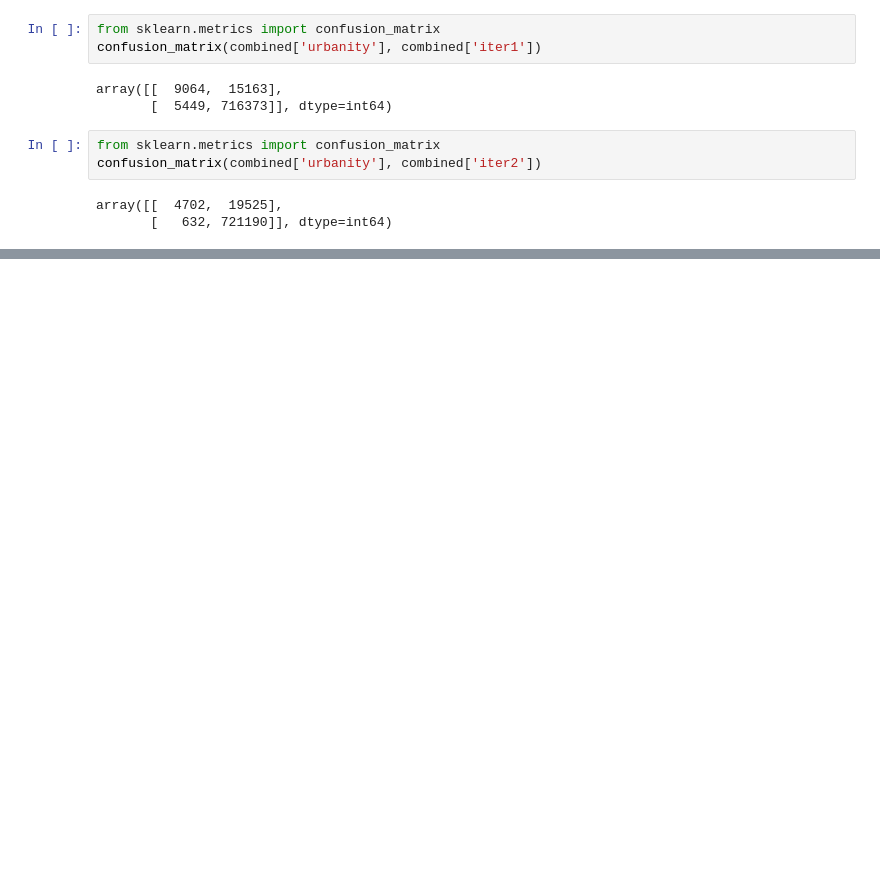
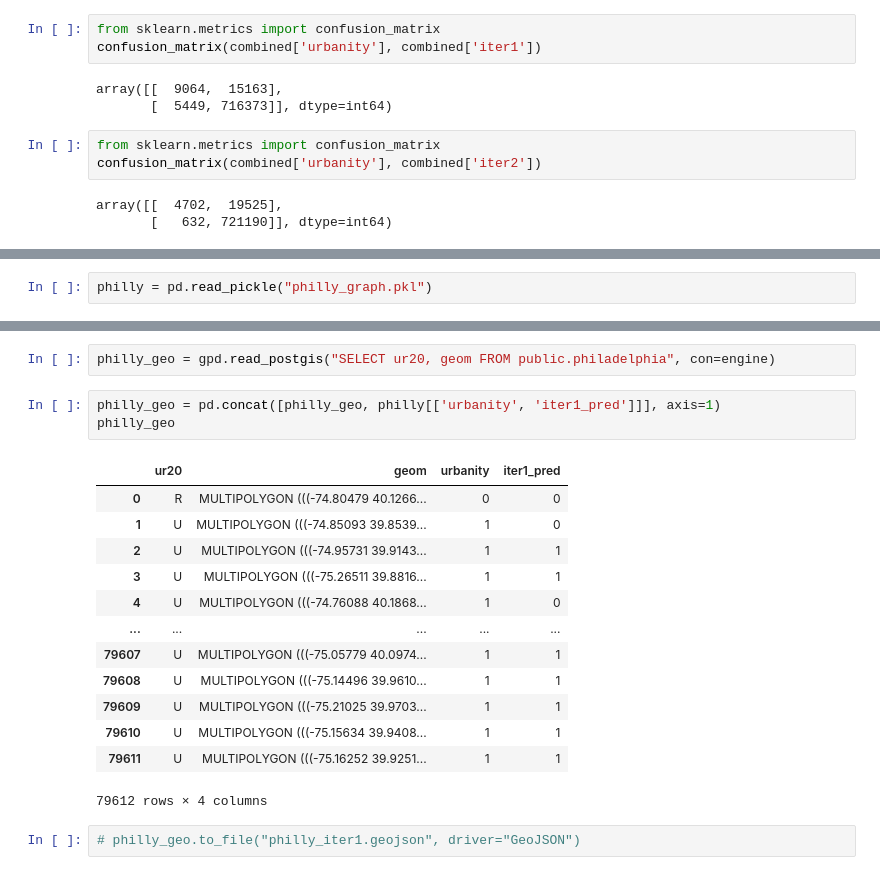
Before and after one commit to daegeun-kim/street_block_DL, a Jupyter notebook: analysis.ipynb, the cells around one changed output, grey strips where cells are left out. Drawn from its saved outputs; the diff is of its cells as text; blank space fills up the shorter version.

```diff
--- a/analysis.ipynb
+++ b/analysis.ipynb
@@ -648,0 +626,2 @@ Name: count, dtype: int64
+# %%
+philly = pd.read_pickle("philly_graph.pkl")
@@ -648,0 +713,21 @@ Name: count, dtype: int64
+# %%
+philly_geo = gpd.read_postgis("SELECT ur20, geom FROM public.philadelphia", con=engine)
+# %%
+philly_geo = pd.concat([philly_geo, philly[['urbanity', 'iter1_pred']]], axis=1)
+philly_geo
+# %% [output]
+|  | ur20 | geom | urbanity | iter1_pred |
+| 0 | R | MULTIPOLYGON (((-74.80479 40.1266... | 0 | 0 |
+| 1 | U | MULTIPOLYGON (((-74.85093 39.8539... | 1 | 0 |
+| 2 | U | MULTIPOLYGON (((-74.95731 39.9143... | 1 | 1 |
+| 3 | U | MULTIPOLYGON (((-75.26511 39.8816... | 1 | 1 |
+| 4 | U | MULTIPOLYGON (((-74.76088 40.1868... | 1 | 0 |
+| ... | ... | ... | ... | ... |
+| 79607 | U | MULTIPOLYGON (((-75.05779 40.0974... | 1 | 1 |
+| 79608 | U | MULTIPOLYGON (((-75.14496 39.9610... | 1 | 1 |
+| 79609 | U | MULTIPOLYGON (((-75.21025 39.9703... | 1 | 1 |
+| 79610 | U | MULTIPOLYGON (((-75.15634 39.9408... | 1 | 1 |
+| 79611 | U | MULTIPOLYGON (((-75.16252 39.9251... | 1 | 1 |
+79612 rows × 4 columns
+# %%
+# philly_geo.to_file("philly_iter1.geojson", driver="GeoJSON")
```
Also changed, not shown: parts of 15 cells of this notebook, 3 other files.
